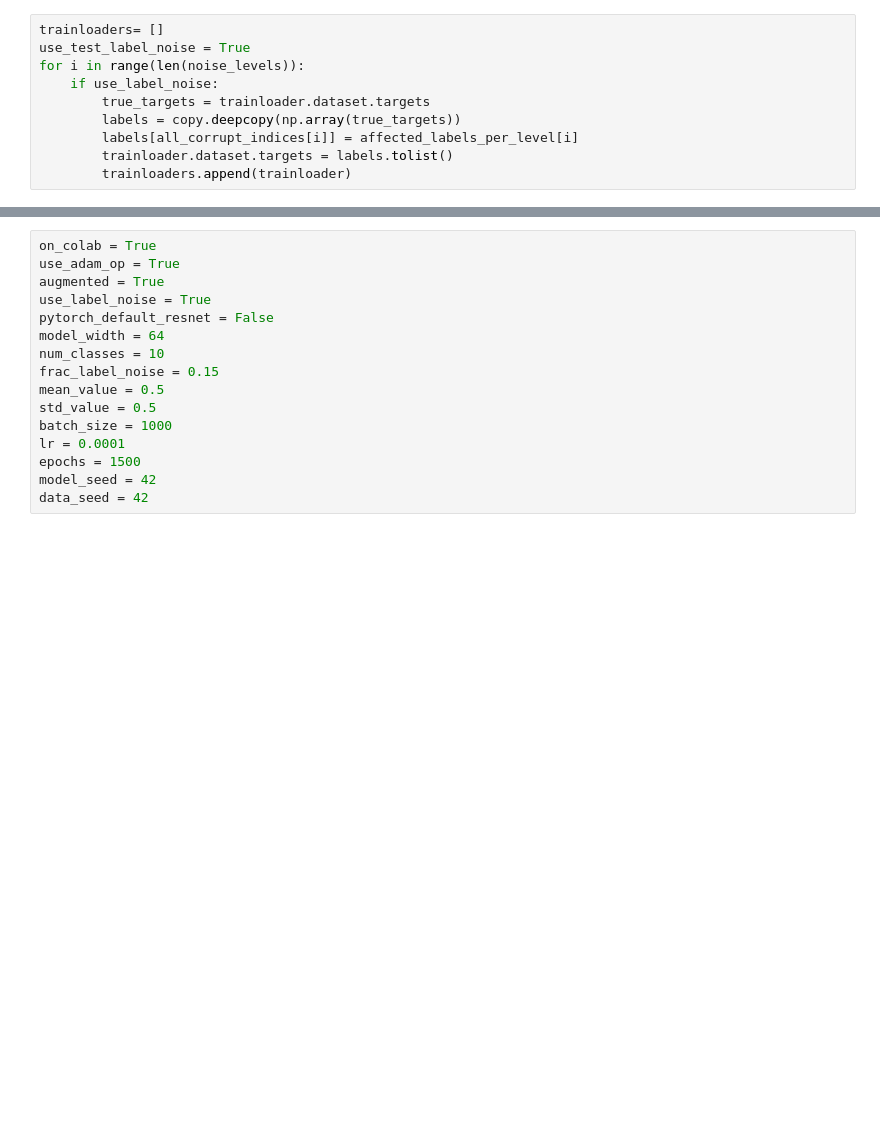
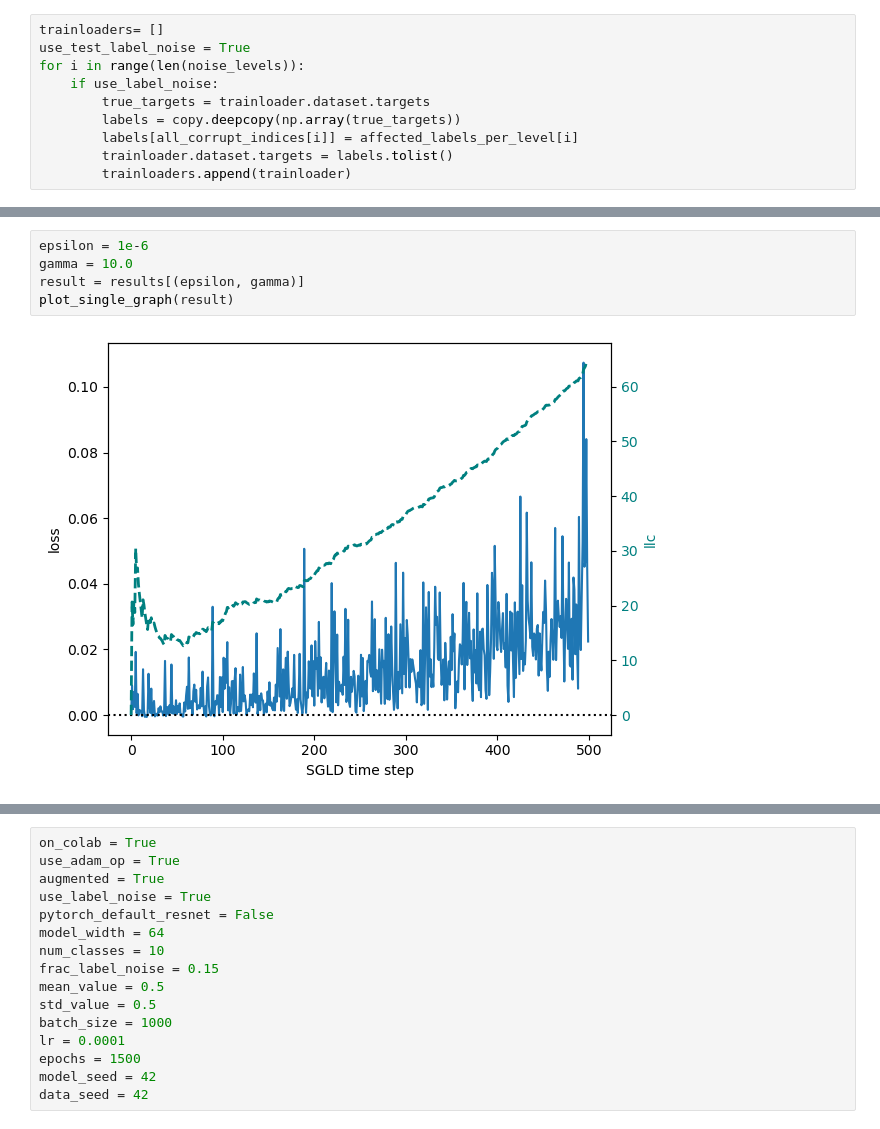
Before and after one commit to sienkus/slt-of-dd, a Jupyter notebook: ewdd/RLCT_estimatess.ipynb, the cells around one changed output, grey strips where cells are left out. Drawn from its saved outputs; the diff is of its cells as text; blank space fills up the shorter version.

```diff
--- a/ewdd/RLCT_estimatess.ipynb
+++ b/ewdd/RLCT_estimatess.ipynb
@@ -571,0 +462,7 @@ epsilon 1e-06, gamma 10.0, mala rate: 0.48697400093078613
+# %%
+epsilon = 1e-6
+gamma = 10.0
+result = results[(epsilon, gamma)]
+plot_single_graph(result)
+# %% [output]
+[figure, added]
```
Also changed, not shown: parts of 47 cells of this notebook.
